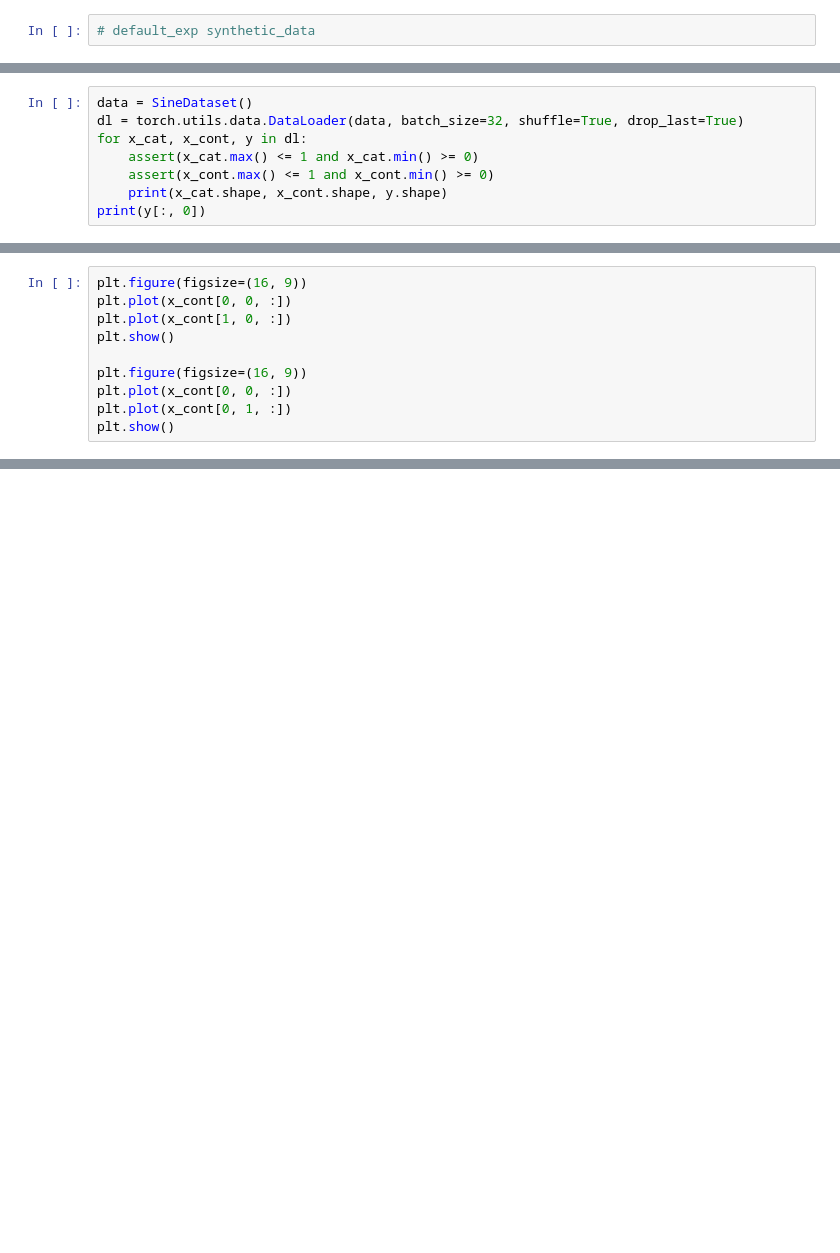
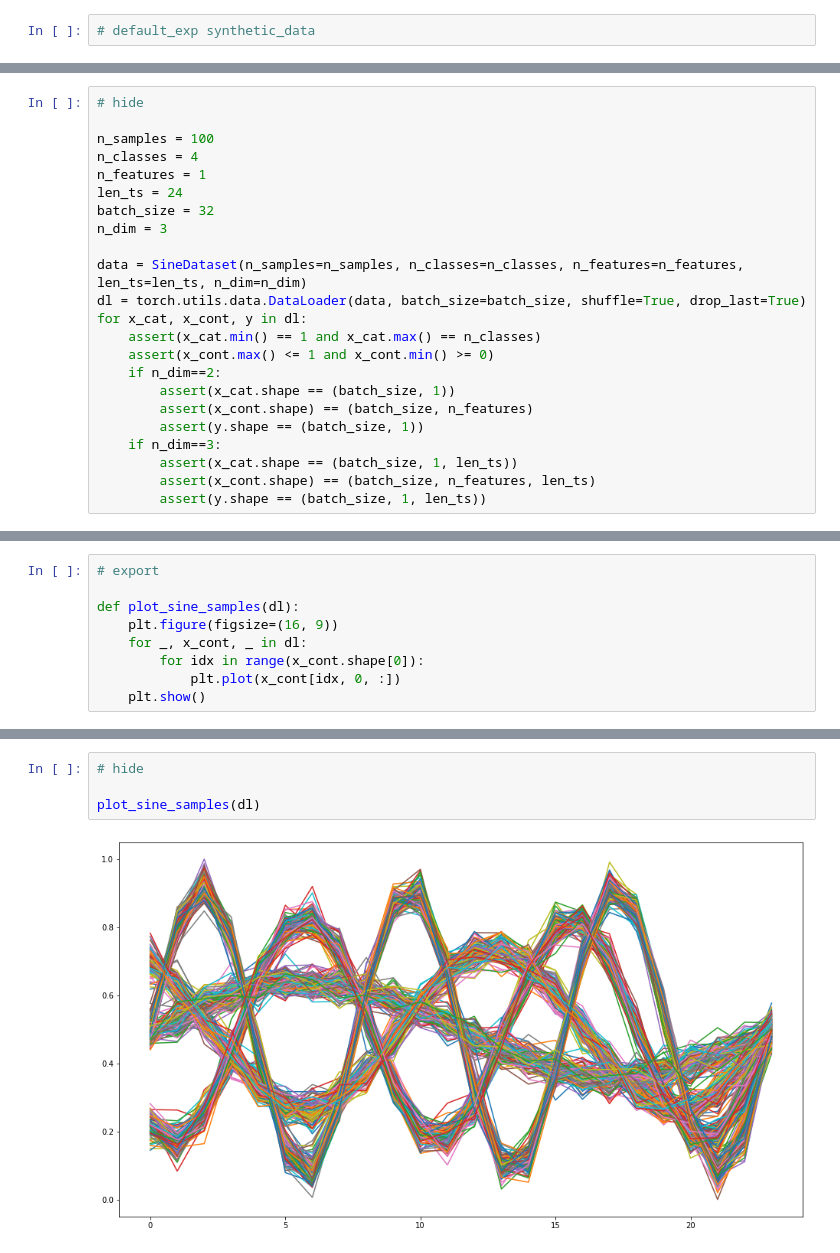
Before and after one commit to scribbler00/fastrenewables, a Jupyter notebook: nbs/00g_synthetic_data.ipynb, the cells around one changed output, grey strips where cells are left out. Saved outputs shown, nothing was run; the diff lists cells and outputs as text; blank space fills up the shorter version.

```diff
--- a/nbs/00g_synthetic_data.ipynb
+++ b/nbs/00g_synthetic_data.ipynb
@@ -125,8 +224,23 @@ tensor(1.)
 # %%
-data = SineDataset()
-dl = torch.utils.data.DataLoader(data, batch_size=32, shuffle=True, drop_last=True)
+# hide
+
+n_samples = 100
+n_classes = 4
+n_features = 1
+len_ts = 24
+batch_size = 32
+n_dim = 3
+
+data = SineDataset(n_samples=n_samples, n_classes=n_classes, n_features=n_features, len_ts=len_ts, n_dim=n_dim)
+dl = torch.utils.data.DataLoader(data, batch_size=batch_size, shuffle=True, drop_last=True)
 for x_cat, x_cont, y in dl:
-    assert(x_cat.max() <= 1 and x_cat.min() >= 0)
+    assert(x_cat.min() == 1 and x_cat.max() == n_classes)
     assert(x_cont.max() <= 1 and x_cont.min() >= 0)
-    print(x_cat.shape, x_cont.shape, y.shape)
-print(y[:, 0])
+    if n_dim==2:
+        assert(x_cat.shape == (batch_size, 1))
+        assert(x_cont.shape) == (batch_size, n_features)
+        assert(y.shape == (batch_size, 1))
+    if n_dim==3:
+        assert(x_cat.shape == (batch_size, 1, len_ts))
+        assert(x_cont.shape) == (batch_size, n_features, len_ts)
+        assert(y.shape == (batch_size, 1, len_ts))
@@ -142,10 +247,9 @@ tensor([1., 0., 0., 0., 0., 1., 1., 0., 0., 1., 1., 1., 1., 1., 0., 0., 0., 0.,
 # %%
-plt.figure(figsize=(16, 9))
-plt.plot(x_cont[0, 0, :])
-plt.plot(x_cont[1, 0, :])
-plt.show()
+# export
 
-plt.figure(figsize=(16, 9))
-plt.plot(x_cont[0, 0, :])
-plt.plot(x_cont[0, 1, :])
-plt.show()
+def plot_sine_samples(dl):
+    plt.figure(figsize=(16, 9))
+    for _, x_cont, _ in dl:
+        for idx in range(x_cont.shape[0]):
+            plt.plot(x_cont[idx, 0, :])
+    plt.show()
@@ -167,0 +256,6 @@ plt.show()
+# %%
+# hide
+
+plot_sine_samples(dl)
+# %% [output]
+[figure, added]
```
Also changed, not shown: parts of 17 cells of this notebook, 17 other files.
